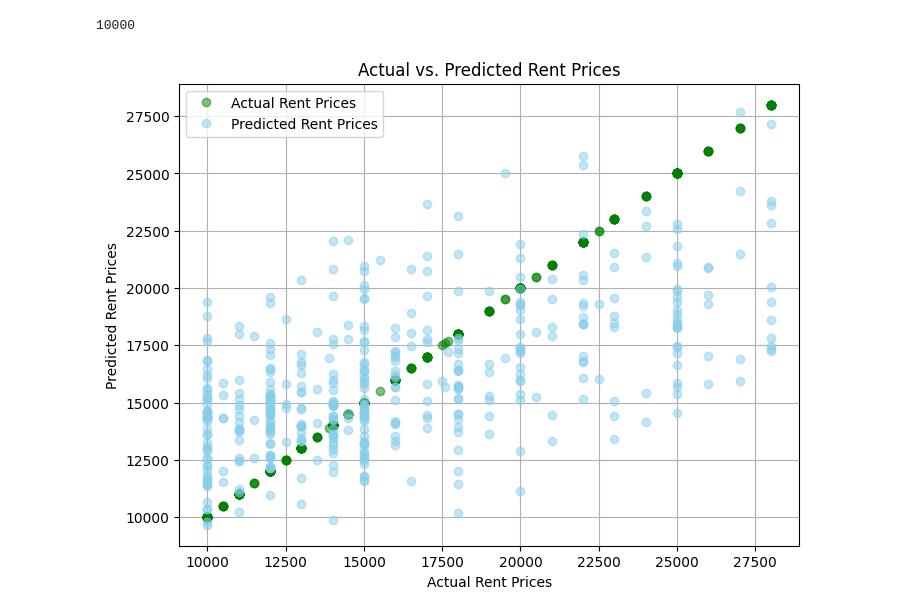
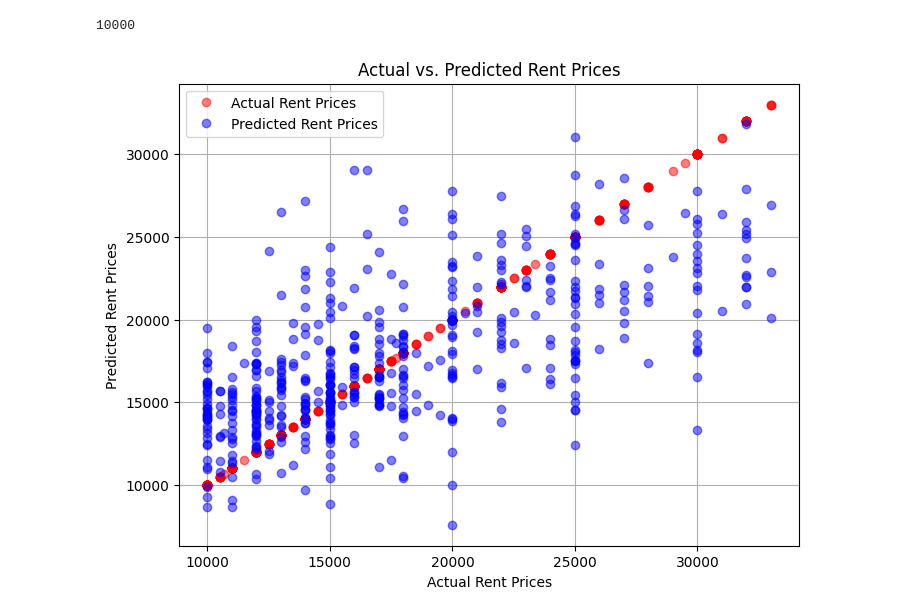
Before and after one commit to spadrejuan/CSELEC2C-LabExer1, a Jupyter notebook: Padrejuan - Lab Exercise 1 - Source Code.ipynb, the cells around one changed output. Saved outputs shown, nothing was run; the diff lists cells and outputs as text; code cells hidden in the pictures.

```diff
--- a/Padrejuan - Lab Exercise 1 - Source Code.ipynb
+++ b/Padrejuan - Lab Exercise 1 - Source Code.ipynb
@@ -143,0 +165,3 @@ cleaned_floor_data # This is now the dataset with cleaned data of the Floors col
+# %%
+cleaned_floor_data = data
+cleaned_floor_data # all floor values are now cleaned and quantified
@@ -357,5 +328,5 @@ Name: count, dtype: int64
 # %%
-# final_data = separated_floors.drop(columns=['Posted On'])
-final_data = separated_floors
+final_data = no_rent_outliers.drop(columns=['Posted On'])
+#final_data = separated_floors
 final_data # this will now be the final dataset for the model
 # %% [output]
@@ -385,13 +351,12 @@ def one_hot_encode(data, column, suffix=''):
     return data
 # %%
 
-#final_data = final_data.drop(columns=['City', 'Area Type', 'Tenant Preferred', 'Point of Contact'])
 final_data = one_hot_encode(final_data, 'Area Type')
 final_data = one_hot_encode(final_data, 'Area Locality', '')
 final_data = one_hot_encode(final_data, 'City')
 final_data = one_hot_encode(final_data, 'Furnishing Status')
 final_data = one_hot_encode(final_data, 'Tenant Preferred')
 final_data = one_hot_encode(final_data, 'Point of Contact')
-final_data = one_hot_encode(final_data, 'Posted On')
+final_data = one_hot_encode(final_data, 'Floor')
 final_data
 # %% [output]
@@ -493,15 +459,15 @@ y.iloc[0]
 10000
 # %%
 plt.figure(figsize=(8,6))
-plt.plot(y_test, y_test, 'o', alpha=0.5, color='green', label='Actual Rent Prices')
-plt.plot(y_test, y_preds, 'o', alpha=0.5, color='skyblue', label='Predicted Rent Prices')
+plt.plot(y_test, y_test, 'o', alpha=0.5, color='red', label='Actual Rent Prices')
+plt.plot(y_test, y_preds, 'o', alpha=0.5, color='blue', label='Predicted Rent Prices')
 
 plt.title("Actual vs. Predicted Rent Prices")
 plt.xlabel("Actual Rent Prices")
 plt.ylabel("Predicted Rent Prices")
 
 plt.legend()
 plt.grid(True)
 plt.show()
 # %% [output]
-[figure, old version]
+[figure, new version]
```
Also changed, not shown: parts of 34 cells of this notebook.
